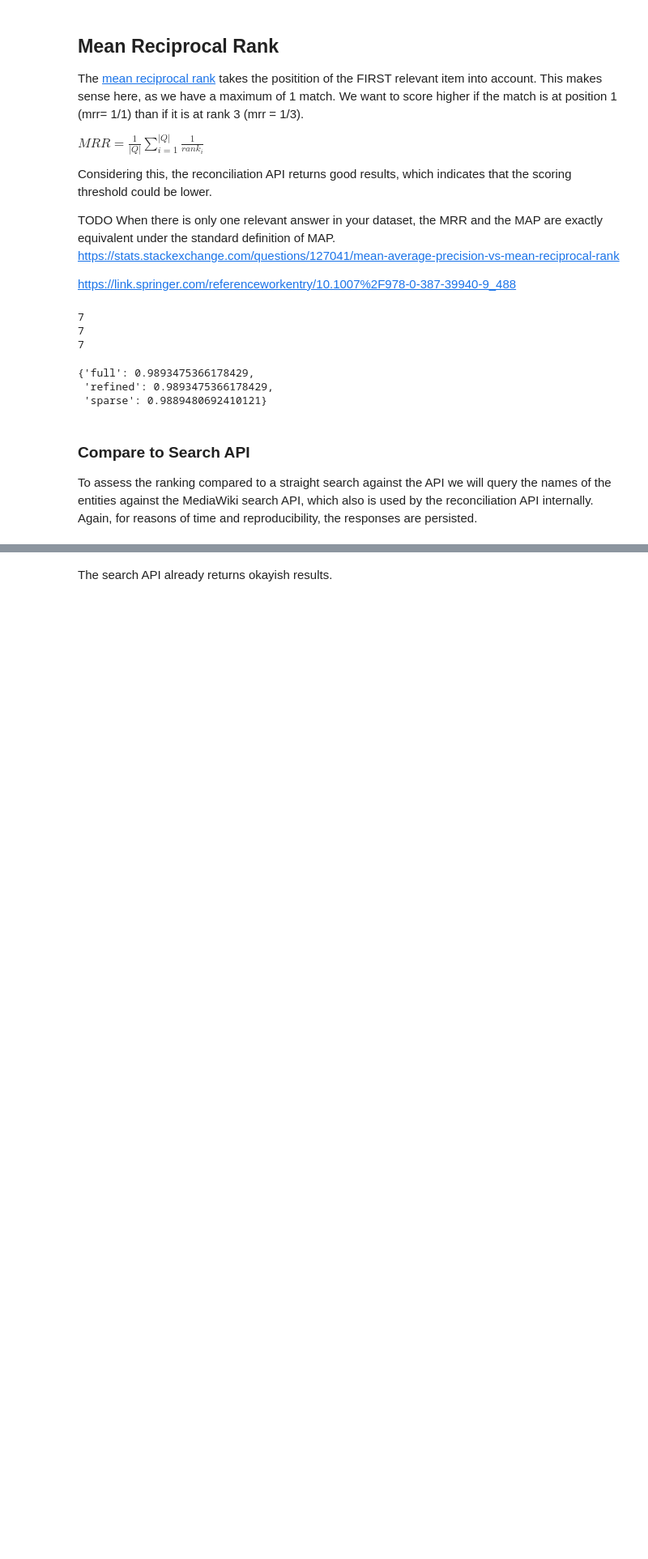
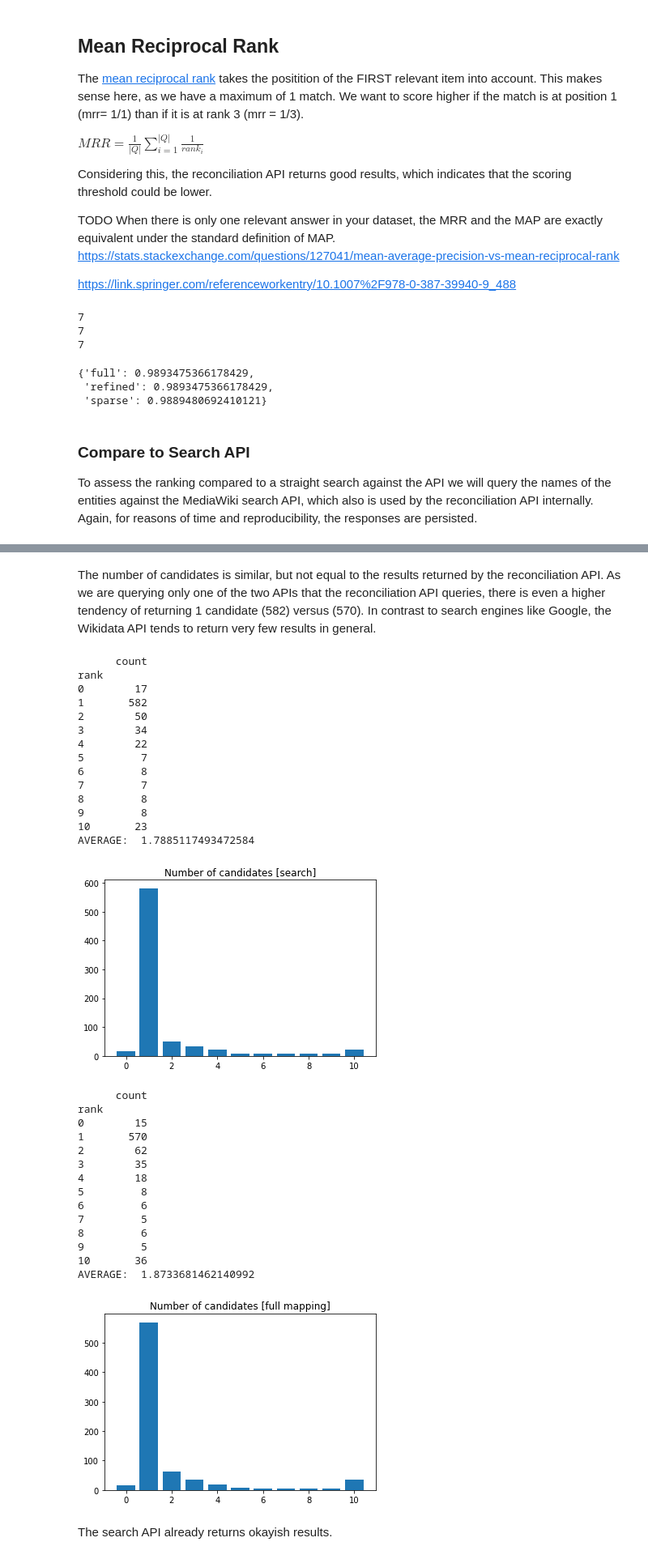
Before and after one commit to PeterWalchhofer/evaluation_bachelor_thesis, a Jupyter notebook: Analysis.ipynb, the cells around one changed output, grey strips where cells are left out. Shown at 81% size. Drawn from its saved outputs; the diff is of its cells as text; code cells hidden in the pictures; blank space fills up the shorter version.

```diff
--- a/Analysis.ipynb
+++ b/Analysis.ipynb
@@ -558,2 +654,47 @@ Wall time: 10.8 ms
+# %%
+cd_mw = (__cd_mw
+            .merge(person_assignments, on="id", how = "left")
+            .assign(match = lambda x: x["cd_wd_id"] == x["wikidata"],
+                    rank = lambda x: x.groupby("id").cumcount().values + 1)
+                .assign(rank = lambda x: np.where( x["cd_wd_id"].isna(), 0, x["rank"] ))
+            )
+# %% [markdown]
+The number of candidates is similar, but not equal to the results returned by the reconciliation API. As we are querying only one of the two APIs that the reconciliation API queries, there is even a higher tendency of returning 1 candidate (582) versus (570).
+In contrast to search engines like Google, the Wikidata API tends to return very few results in general.
+# %%
+num_cd_plt(cd_mw, "[search]")
+plt.show()
+num_cd_plt(cd_table_full, "[full mapping]")
+# %% [output]
+      count
+rank
+0        17
+1       582
+2        50
+3        34
+4        22
+5         7
+6         8
+7         7
+8         8
+9         8
+10       23
+AVERAGE:  1.7885117493472584
+[figure, added]
+      count
+rank
+0        15
+1       570
+2        62
+3        35
+4        18
+5         8
+6         6
+7         5
+8         6
+9         5
+10       36
+AVERAGE:  1.8733681462140992
+[figure, added]
 # %% [markdown]
 The search API already returns okayish results.
```
Also changed, not shown: parts of 33 cells of this notebook, 9 other files.
